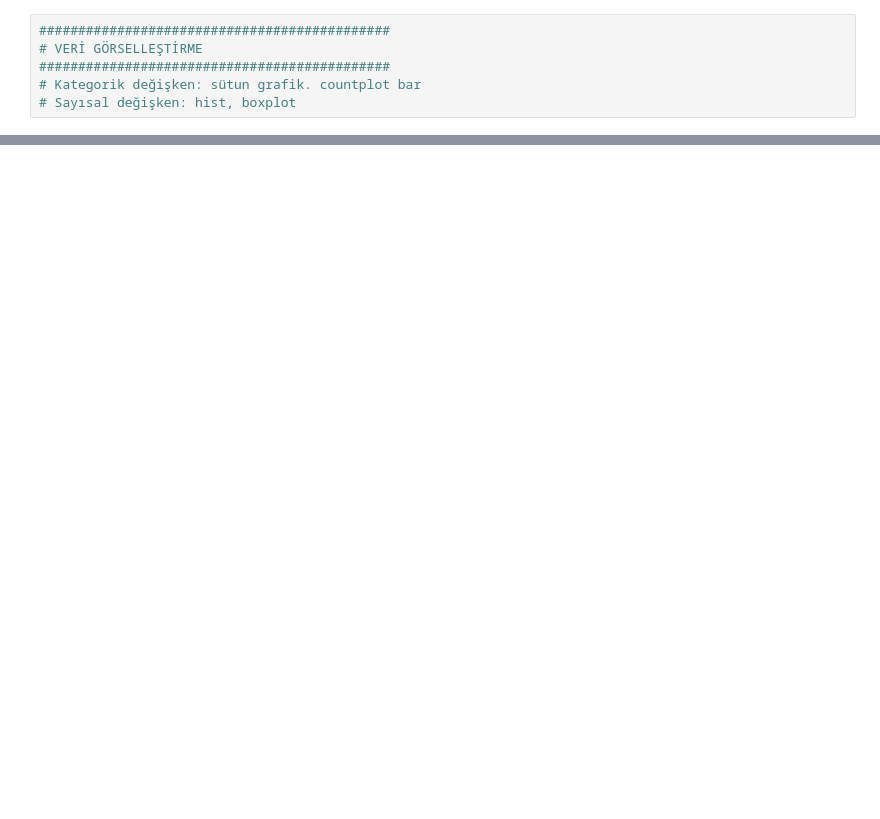
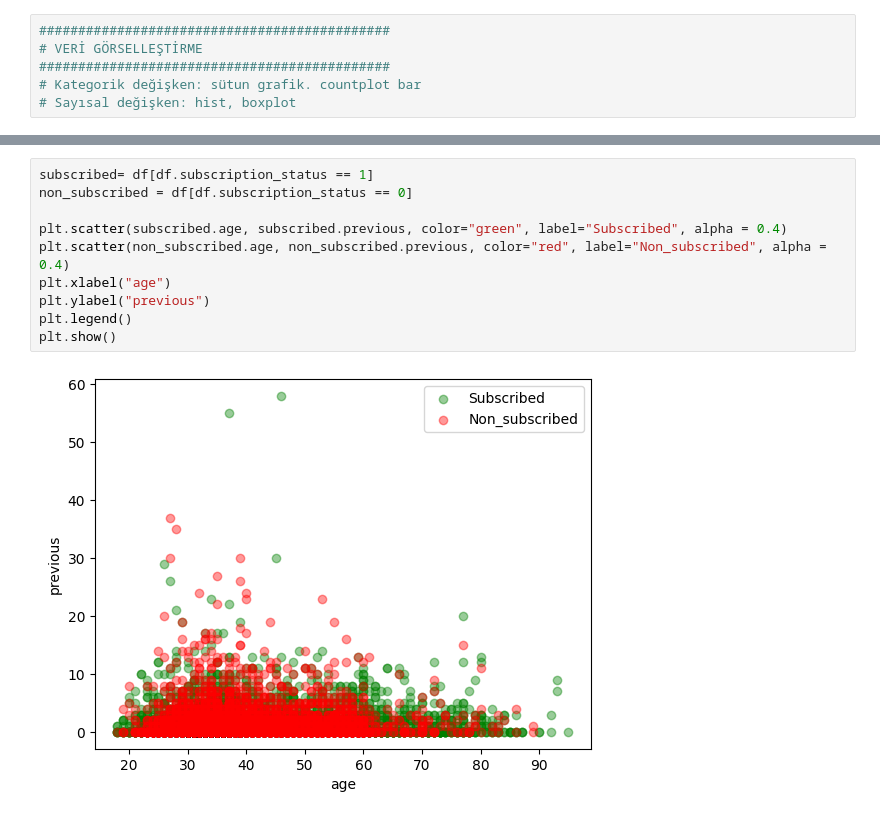
Before and after one commit to Verisan/Bank_Datas_Prediction, a Jupyter notebook: Bank_Data_Prediction.ipynb, the cells around one changed output, grey strips where cells are left out. Cells and saved outputs as stored; diff of their text form; blank space fills up the shorter version.

```diff
--- a/Bank_Data_Prediction.ipynb
+++ b/Bank_Data_Prediction.ipynb
@@ -817,0 +919,12 @@ NameError: name 'df' is not defined
+# %%
+subscribed= df[df.subscription_status == 1]
+non_subscribed = df[df.subscription_status == 0]
+
+plt.scatter(subscribed.age, subscribed.previous, color="green", label="Subscribed", alpha = 0.4)
+plt.scatter(non_subscribed.age, non_subscribed.previous, color="red", label="Non_subscribed", alpha = 0.4)
+plt.xlabel("age")
+plt.ylabel("previous")
+plt.legend()
+plt.show()
+# %% [output]
+[figure, added]
```
Also changed, not shown: parts of 103 cells of this notebook.
